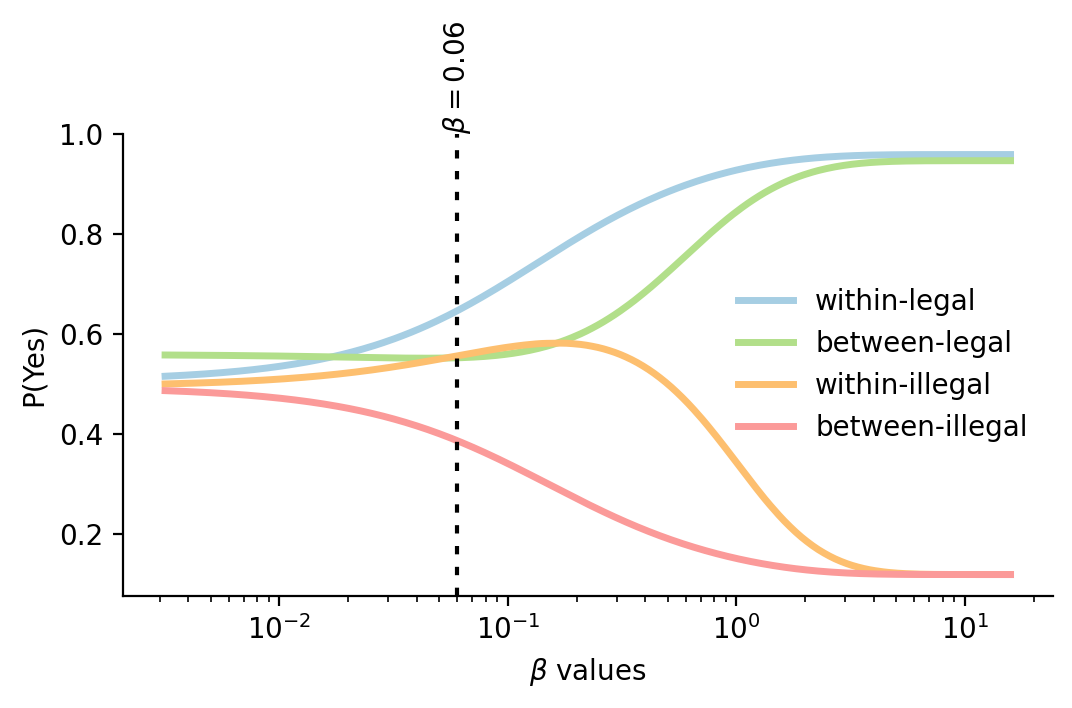
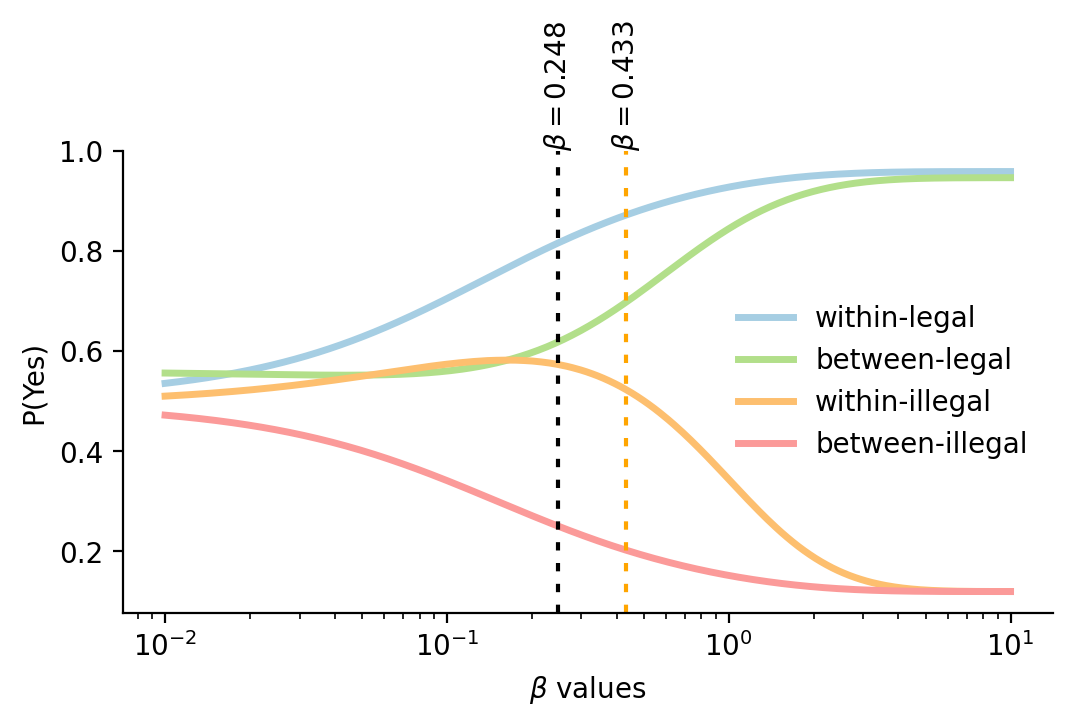
The change to this notebook cell's code, shown as a diff; its figure went from the first image to the second:
--- before
+++ after
@@ -34,8 +34,11 @@
 
 # illustrator beta (=0.06)
-best_beta = 0.06
+# beta_1 = 0.285
+# beta_2 = 0.376
+beta_1 = 0.248
+beta_2 = 0.433
 
 ax.axvline(
-    best_beta,
+    beta_1,
     color="black",
     linestyle=(0, (2, 3)),
@@ -44,7 +47,23 @@
 
 ax.text(
-    best_beta,
+    beta_1,
     ax.get_ylim()[1],
-    r"$\beta=0.06$",
+    r"$\beta=0.248$",
+    rotation=90,
+    ha="center",
+    va="bottom",
+)
+
+ax.axvline(
+    beta_2,
+    color="orange",
+    linestyle=(0, (2, 3)),
+    linewidth=1.5,
+)
+
+ax.text(
+    beta_2,
+    ax.get_ylim()[1],
+    r"$\beta=0.433$",
     rotation=90,
     ha="center",

Commit: add analytical-based SR fitting